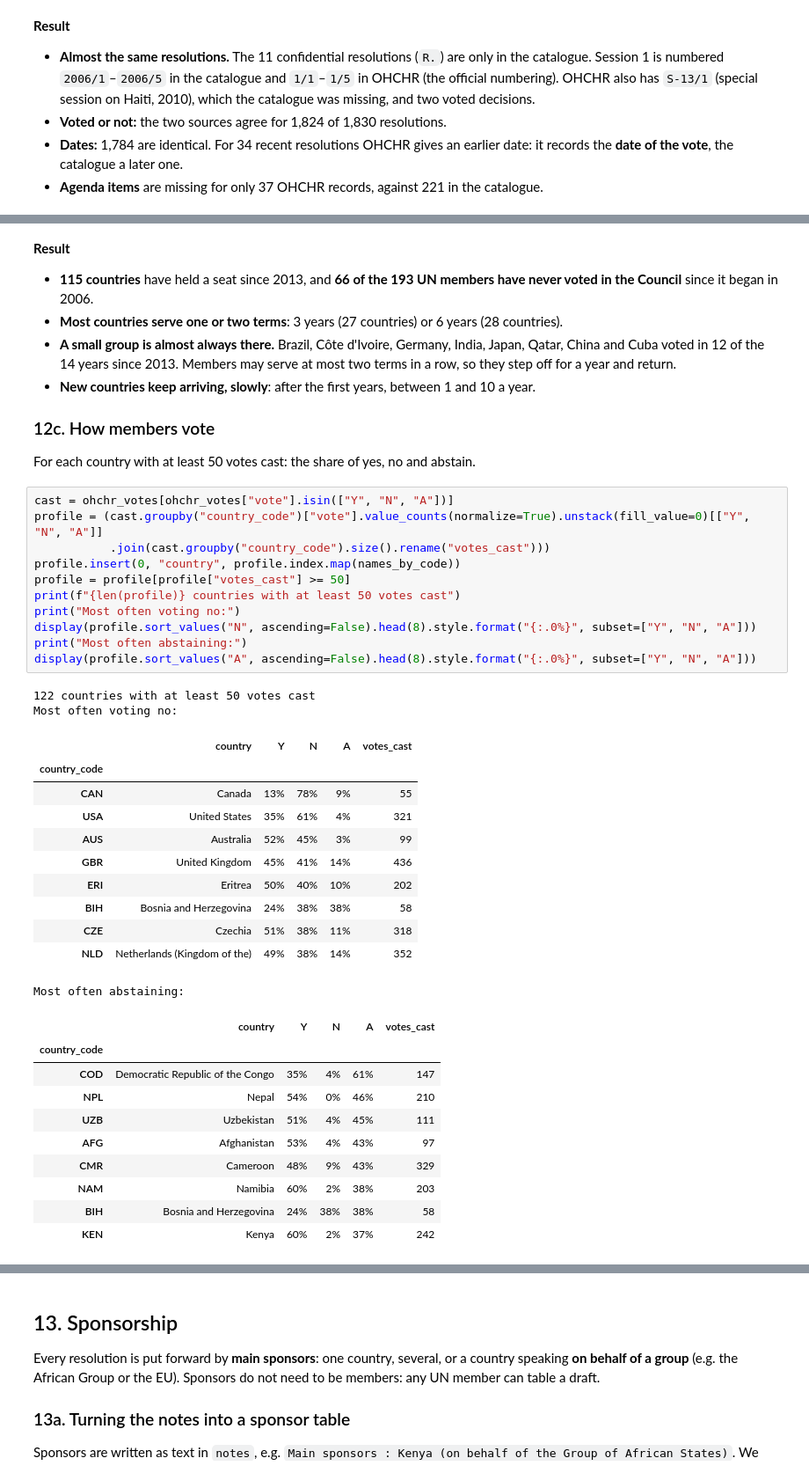
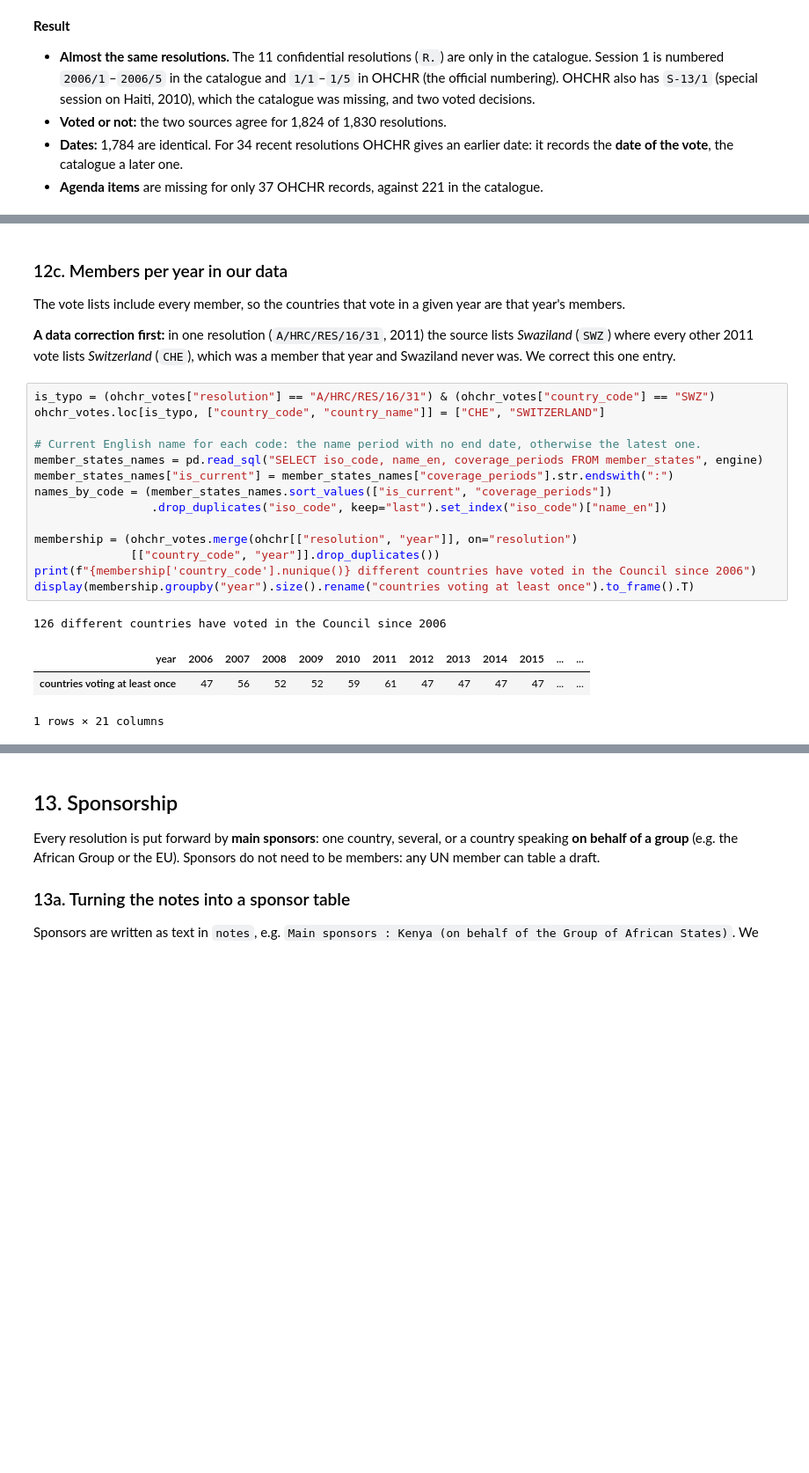
Before and after one commit to unst-ethz/policy-pulse, a Jupyter notebook: notebooks/teju/hrc_exploration.ipynb, the cells around one changed output, grey strips where cells are left out. Shown at 88% size. Saved outputs shown, nothing was run; the diff lists cells and outputs as text; blank space fills up the shorter version.

```diff
--- a/notebooks/teju/hrc_exploration.ipynb
+++ b/notebooks/teju/hrc_exploration.ipynb
@@ -1245,49 +1251,28 @@ First year on the Council (countries joining for the first time):
 # %% [markdown]
-**Result**
+### 12c. Members per year in our data
 
-- **115 countries** have held a seat since 2013, and **66 of the 193 UN members have never voted in
-  the Council** since it began in 2006.
-- **Most countries serve one or two terms**: 3 years (27 countries) or 6 years (28 countries).
-- **A small group is almost always there.** Brazil, Côte d'Ivoire, Germany, India, Japan, Qatar,
-  China and Cuba voted in 12 of the 14 years since 2013. Members may serve at most two terms in a row,
-  so they step off for a year and return.
-- **New countries keep arriving, slowly**: after the first years, between 1 and 10 a year.
+The vote lists include every member, so the countries that vote in a given year are that year's
+members.
 
-### 12c. How members vote
-
-For each country with at least 50 votes cast: the share of yes, no and abstain.
+**A data correction first:** in one resolution (`A/HRC/RES/16/31`, 2011) the source lists
+*Swaziland* (`SWZ`) where every other 2011 vote lists *Switzerland* (`CHE`), which was a member that
+year and Swaziland never was. We correct this one entry.
 # %%
-cast = ohchr_votes[ohchr_votes["vote"].isin(["Y", "N", "A"])]
-profile = (cast.groupby("country_code")["vote"].value_counts(normalize=True).unstack(fill_value=0)[["Y", "N", "A"]]
-           .join(cast.groupby("country_code").size().rename("votes_cast")))
-profile.insert(0, "country", profile.index.map(names_by_code))
-profile = profile[profile["votes_cast"] >= 50]
-print(f"{len(profile)} countries with at least 50 votes cast")
-print("Most often voting no:")
-display(profile.sort_values("N", ascending=False).head(8).style.format("{:.0%}", subset=["Y", "N", "A"]))
-print("Most often abstaining:")
-display(profile.sort_values("A", ascending=False).head(8).style.format("{:.0%}", subset=["Y", "N", "A"]))
+is_typo = (ohchr_votes["resolution"] == "A/HRC/RES/16/31") & (ohchr_votes["country_code"] == "SWZ")
+ohchr_votes.loc[is_typo, ["country_code", "country_name"]] = ["CHE", "SWITZERLAND"]
+
+# Current English name for each code: the name period with no end date, otherwise the latest one.
+member_states_names = pd.read_sql("SELECT iso_code, name_en, coverage_periods FROM member_states", engine)
+member_states_names["is_current"] = member_states_names["coverage_periods"].str.endswith(":")
+names_by_code = (member_states_names.sort_values(["is_current", "coverage_periods"])
+                 .drop_duplicates("iso_code", keep="last").set_index("iso_code")["name_en"])
+
+membership = (ohchr_votes.merge(ohchr[["resolution", "year"]], on="resolution")
+              [["country_code", "year"]].drop_duplicates())
+print(f"{membership['country_code'].nunique()} different countries have voted in the Council since 2006")
+display(membership.groupby("year").size().rename("countries voting at least once").to_frame().T)
 # %% [output]
-122 countries with at least 50 votes cast
-Most often voting no:
+126 different countries have voted in the Council since 2006
-|  | country | Y | N | A | votes_cast |
-| country_code |  |  |  |  |  |
-| CAN | Canada | 13% | 78% | 9% | 55 |
-| USA | United States | 35% | 61% | 4% | 321 |
-| AUS | Australia | 52% | 45% | 3% | 99 |
-| GBR | United Kingdom | 45% | 41% | 14% | 436 |
-| ERI | Eritrea | 50% | 40% | 10% | 202 |
-| BIH | Bosnia and Herzegovina | 24% | 38% | 38% | 58 |
-| CZE | Czechia | 51% | 38% | 11% | 318 |
-| NLD | Netherlands (Kingdom of the) | 49% | 38% | 14% | 352 |
+| year | 2006 | 2007 | 2008 | 2009 | 2010 | 2011 | 2012 | 2013 | 2014 | 2015 | ... | ... |
+| countries voting at least once | 47 | 56 | 52 | 52 | 59 | 61 | 47 | 47 | 47 | 47 | ... | ... |
-Most often abstaining:
+1 rows × 21 columns
-|  | country | Y | N | A | votes_cast |
-| country_code |  |  |  |  |  |
-| COD | Democratic Republic of the Congo | 35% | 4% | 61% | 147 |
-| NPL | Nepal | 54% | 0% | 46% | 210 |
-| UZB | Uzbekistan | 51% | 4% | 45% | 111 |
-| AFG | Afghanistan | 53% | 4% | 43% | 97 |
-| CMR | Cameroon | 48% | 9% | 43% | 329 |
-| NAM | Namibia | 60% | 2% | 38% | 203 |
-| BIH | Bosnia and Herzegovina | 24% | 38% | 38% | 58 |
-| KEN | Kenya | 60% | 2% | 37% | 242 |
```
Also changed, not shown: parts of 18 cells of this notebook.
